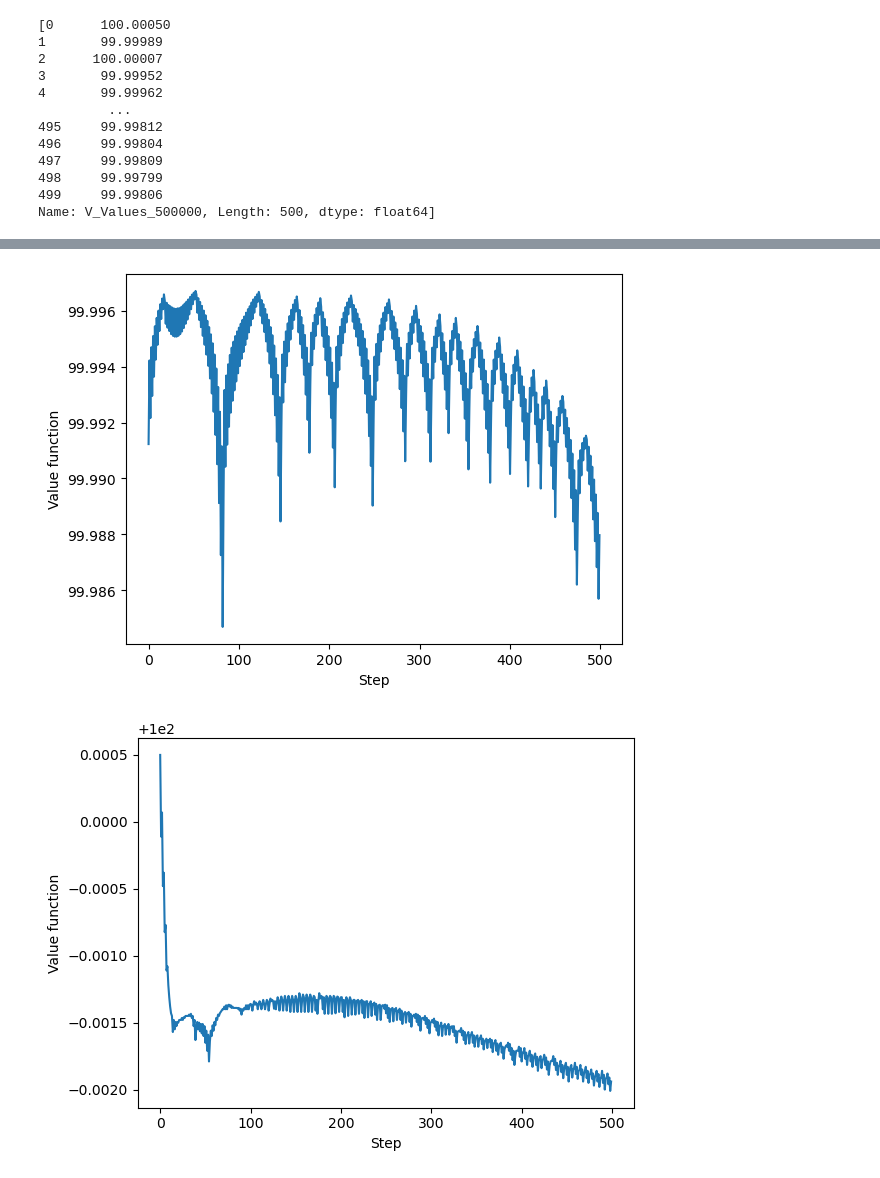
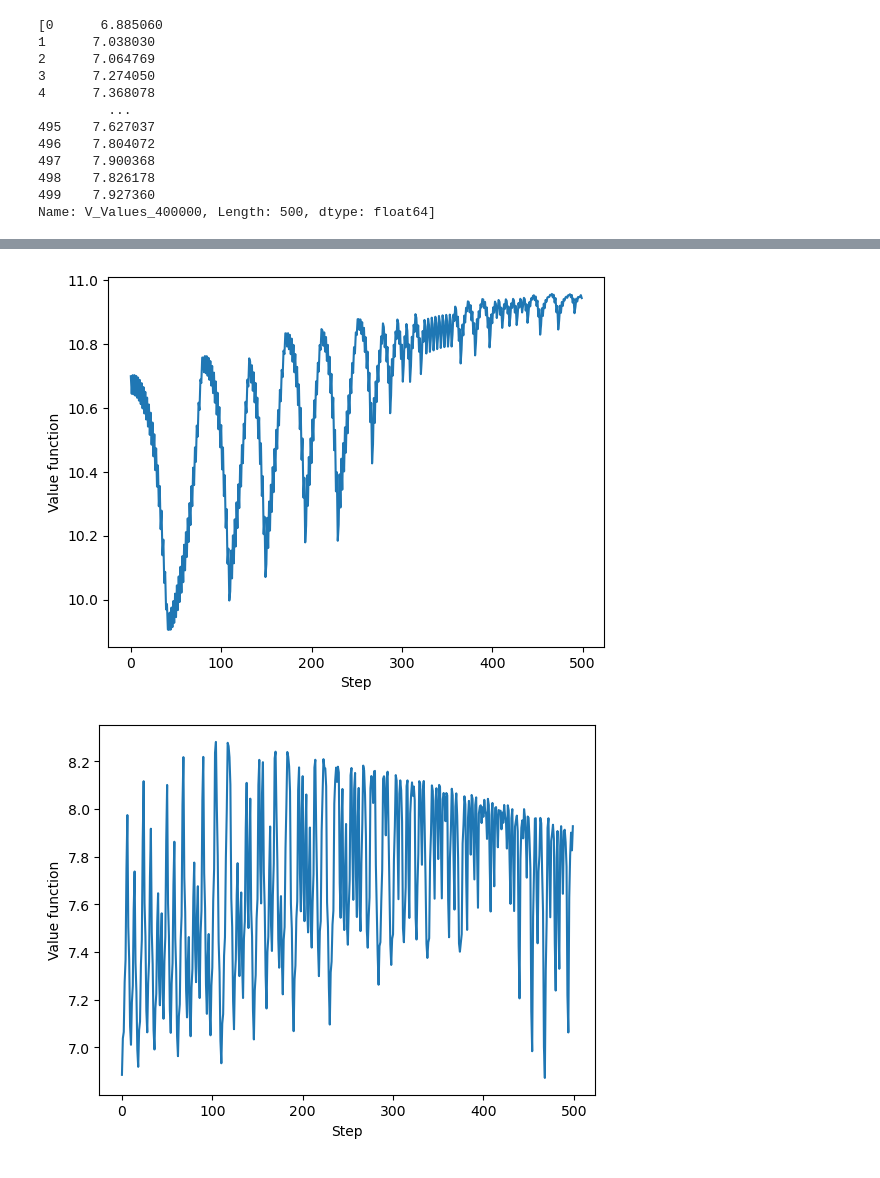
Before and after one commit to aledurso22/Reinforcement-Learning-project, a Jupyter notebook: train.ipynb, the cells around one changed output, grey strips where cells are left out. Saved outputs shown, nothing was run; the diff lists cells and outputs as text; code cells hidden in the pictures.

```diff
--- a/train.ipynb
+++ b/train.ipynb
@@ -14,7 +14,7 @@ def log_results(results, filename, type_):
     # Define the headers for your CSV file
 
     if type_ == '1k_logs':
-        headers = ['Mean episodic reward', 'Critic loss', 'Actor loss']  # Add your result names here
+        headers = ['Mean Episodic Reward', 'Critic loss', 'Actor loss']  # Add your result names here
 
         # Open the CSV file in 'append' mode so that existing data isn't overwritten
         with open(filename, 'a', newline='') as csvfile:
@@ -246,12 +246,13 @@ def train(seed, filenames, n_envs=1, n_steps=1, sparse=False):
 # %%
 seeds = [42, 123, 3112]
-
+ews = []
 for seed in seeds:
-    folder_name = 'results_31'
+    folder_name = 'testt2'
     if not os.path.exists(folder_name): os.makedirs(folder_name)
 
     filenames = [os.path.join(folder_name, str(seed)+'_1_1k.csv'), os.path.join(folder_name, str(seed)+'_1_20k_rewards.csv'),
                  os.path.join(folder_name, str(seed)+'_1_20k_V_Values.csv')]
 
-    train(seed, filenames, sparse=False)
+    e_w = train(seed, filenames, n_envs=6, sparse=True)
+    ews.append(e_w)
 # %% [output]
@@ -288,11 +289,11 @@ def plotting(folder_name, seeds):
     for i, seed in enumerate(seeds):
 
         filenames = [os.path.join(folder_name, str(seed)+'_1_1k.csv'), os.path.join(folder_name, str(seed)+'_1_20k_rewards.csv'),
-                     os.path.join(folder_name, str(seed)+'_1_20k_V_Values.csv')]
+                 os.path.join(folder_name, str(seed)+'_1_20k_V_Values.csv')]
         data1 = pd.read_csv(filenames[0])
         actors.append(data1['Actor loss'])
         critics.append(data1['Critic loss'])
-        rewards.append(data1['Mean episodic reward'])
+        rewards.append(data1['Mean Episodic Reward'])
 
         data2 = pd.read_csv(filenames[1])
         rewards_20.append(data2['Mean episodic reward'])
@@ -302,7 +303,7 @@ def plotting(folder_name, seeds):
         if i==0:
             v0.append(data3['V_Values_20000'])  #not great but ok for now
             v1.append(data3['V_Values_60000'])
-            v2.append(data3['V_Values_500000'])
+            v2.append(data3['V_Values_400000'])
 
         for col in data3.columns:
             v_values.append(data3[col])
@@ -387,18 +388,18 @@ def plotting(folder_name, seeds):
     plt.ylabel('Value function')
     plt.savefig(os.path.join(folder_name, 'V_Value500k.jpg'), dpi=300)
 # %%
-folder_name = 'results_31'
+folder_name = 'testt2'
 plotting(folder_name, seeds)
 # %% [output]
-[0      100.00050
-1       99.99989
-2      100.00007
-3       99.99952
-4       99.99962
+[0      6.885060
+1      7.038030
+2      7.064769
+3      7.274050
+4      7.368078
          ...
-495     99.99812
-496     99.99804
-497     99.99809
-498     99.99799
-499     99.99806
-Name: V_Values_500000, Length: 500, dtype: float64]
+495    7.627037
+496    7.804072
+497    7.900368
+498    7.826178
+499    7.927360
+Name: V_Values_400000, Length: 500, dtype: float64]
@@ -411,2 +412,2 @@ Name: V_Values_500000, Length: 500, dtype: float64]
-[figure, old version]
+[figure, new version]
-[figure, old version]
+[figure, new version]
```
Also changed, not shown: parts of 4 cells of this notebook.
